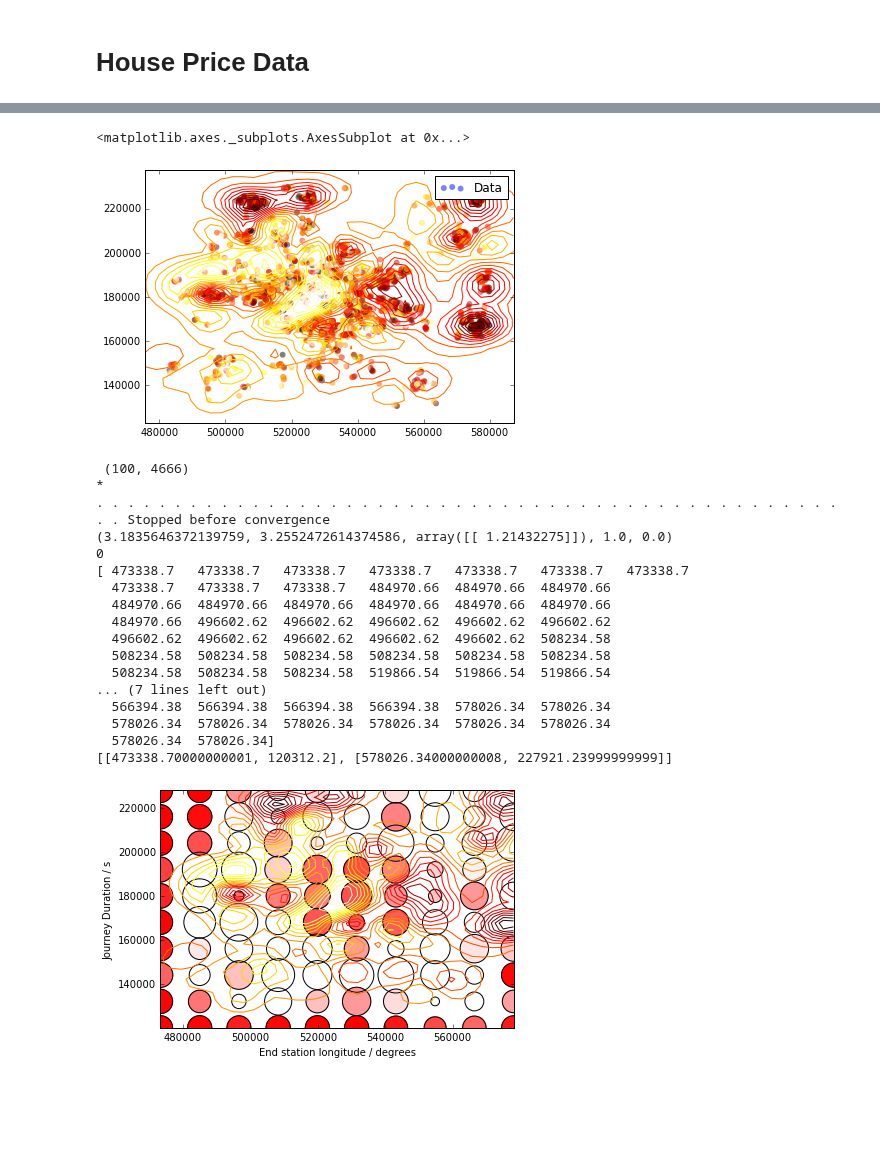
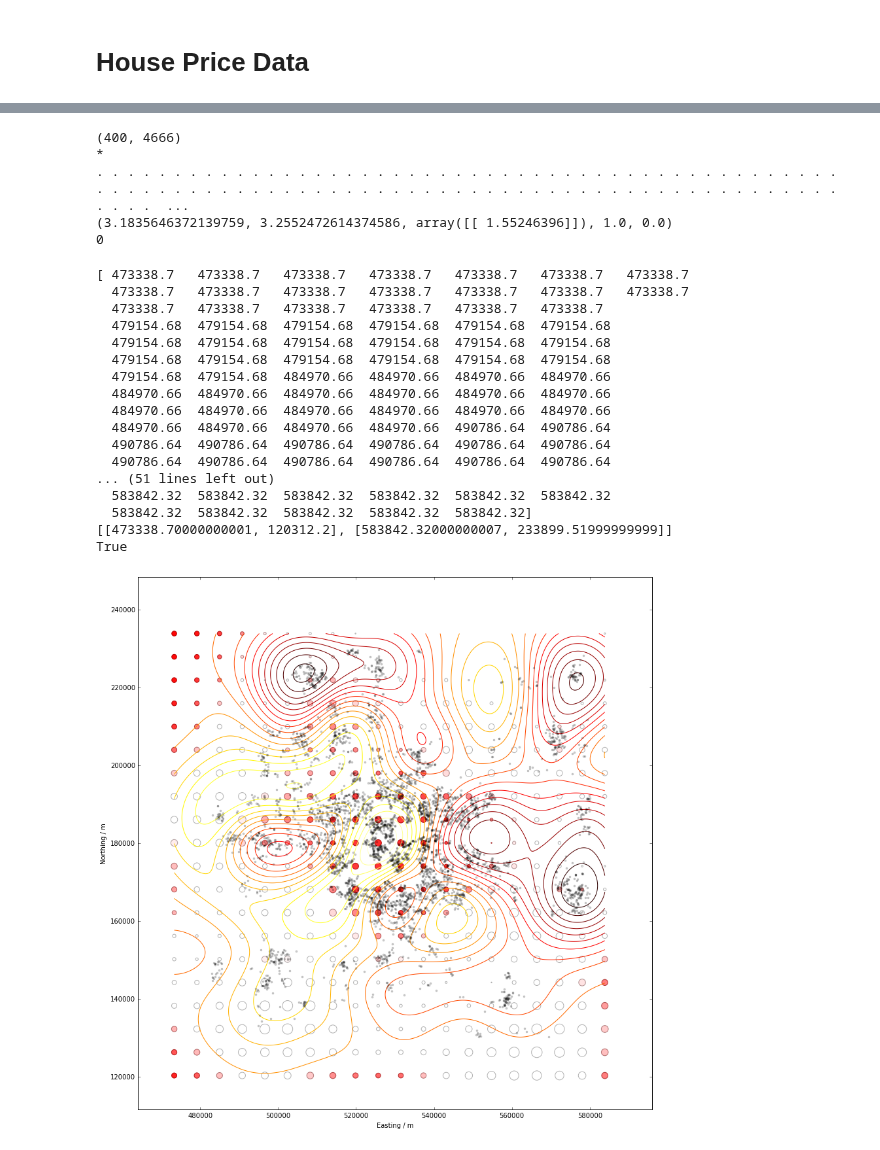
Before and after one commit to lionfish0/dp, a Jupyter notebook: Paper results Houseprices.ipynb, the cells around one changed output, grey strips where cells are left out. Drawn from its saved outputs; the diff is of its cells as text; code cells hidden in the pictures; blank space fills up the shorter version.

```diff
--- a/Paper results Houseprices.ipynb
+++ b/Paper results Houseprices.ipynb
@@ -36,7 +36,7 @@ def get_house_prices():
 
     return inputs, ys
 
-def get_cloaking_prediction(training_inputs, training_ys, test_inputs, sens, eps, delta,noise,modvar,kernval,kern_ls,steps):
+def get_cloaking_prediction(training_inputs, training_ys, sens, eps, delta,noise,modvar,kernval,kern_ls,steps):
     rbf = GPy.kern.RBF(training_inputs.shape[1],kernvar, kern_ls,ARD=True)
     #rbf = GPy.kern.RBF(training_inputs.shape[1],modvar,[5e3,5e3],ARD=True)
     mod = GPy.models.GPRegression(training_inputs,training_ys,rbf)
@@ -56,7 +56,7 @@ ys[ys>500e3] = 500e3
 ys[ys<100e3] = 100e3
 sens = 400e3
 kernvar = 1.0
-kern_ls = np.array([1,1])*5e3
+kern_ls = np.array([1,1])*10e3
 
 ys_mean = np.mean(ys)
 ys_std = np.std(ys)
@@ -69,6 +69,6 @@ training_ys = ys[0:-100][:,None]
 test_inputs = inputs[-100:,:]
 test_ys = ys[-100:][:,None]
 
-dpgp = get_cloaking_prediction(training_inputs,training_ys,test_inputs,sens,eps,0.01,10.0,1.0, kernvar, kern_ls, steps)
+dpgp = get_cloaking_prediction(training_inputs,training_ys,sens,eps,0.01,10.0,1.0, kernvar, kern_ls, steps)
 #preds, mu, cov = dpgp.draw_prediction_samples(test_inputs,1,1,1000)
 # %% [output]
@@ -77,33 +78,35 @@ geo.db exists, skipping
 Using presampled dataset.
 Loaded property prices.
 Warning: Unable to provide 5000 prices as only 4766 are in current cache
-# %%
-dpgp.model.plot()
-# %% [output]
-<matplotlib.axes._subplots.AxesSubplot at 0x...>
-[figure, removed]
 # %%
-dpgp.plot(Nits=50,ys_std=ys_std,ys_mean=ys_mean,plotGPvar=False)
-plt.xlabel('End station longitude / degrees')
-plt.ylabel('Journey Duration / s')
-plt.savefig('house_prices.pdf')
-#plt.ylim([0,2000])
+dpgp.plot(Nits=200,ys_std=ys_std,ys_mean=ys_mean,plotGPvar=False,plot_data=True,steps=20)
+plt.xlabel('Easting / m')
+plt.ylabel('Northing / m')
+plt.axis('equal')
+fig = plt.gcf()
+fig.set_size_inches(12, 12)
+plt.savefig('houseprices.pdf')
 # %% [output]
- (100, 4666)
+(400, 4666)
 *
-. . . . . . . . . . . . . . . . . . . . . . . . . . . . . . . . . . . . . . . . . . . . . . . . . . Stopped before convergence
-(3.1835646372139759, 3.2552472614374586, array([[ 1.21432275]]), 1.0, 0.0)
+. . . . . . . . . . . . . . . . . . . . . . . . . . . . . . . . . . . . . . . . . . . . . . . . . . . . . . . . . . . . . . . . . . . . . . . . . . . . . . . . . . . . . . . . . . . . . . . . . . . .  ...
+(3.1835646372139759, 3.2552472614374586, array([[ 1.55246396]]), 1.0, 0.0)
 0
-[ 473338.7   473338.7   473338.7   473338.7   473338.7   473338.7   473338.7
-  473338.7   473338.7   473338.7   484970.66  484970.66  484970.66
-  484970.66  484970.66  484970.66  484970.66  484970.66  484970.66
-  484970.66  496602.62  496602.62  496602.62  496602.62  496602.62
-  496602.62  496602.62  496602.62  496602.62  496602.62  508234.58
-  508234.58  508234.58  508234.58  508234.58  508234.58  508234.58
-  508234.58  508234.58  508234.58  519866.54  519866.54  519866.54
-... (7 lines left out)
-  566394.38  566394.38  566394.38  566394.38  578026.34  578026.34
-  578026.34  578026.34  578026.34  578026.34  578026.34  578026.34
-  578026.34  578026.34]
-[[473338.70000000001, 120312.2], [578026.34000000008, 227921.23999999999]]
+[ 473338.7   473338.7   473338.7   473338.7   473338.7   473338.7   473338.7
+  473338.7   473338.7   473338.7   473338.7   473338.7   473338.7   473338.7
+  473338.7   473338.7   473338.7   473338.7   473338.7   473338.7
+  479154.68  479154.68  479154.68  479154.68  479154.68  479154.68
+  479154.68  479154.68  479154.68  479154.68  479154.68  479154.68
+  479154.68  479154.68  479154.68  479154.68  479154.68  479154.68
+  479154.68  479154.68  484970.66  484970.66  484970.66  484970.66
+  484970.66  484970.66  484970.66  484970.66  484970.66  484970.66
+  484970.66  484970.66  484970.66  484970.66  484970.66  484970.66
+  484970.66  484970.66  484970.66  484970.66  490786.64  490786.64
+  490786.64  490786.64  490786.64  490786.64  490786.64  490786.64
+  490786.64  490786.64  490786.64  490786.64  490786.64  490786.64
+... (51 lines left out)
+  583842.32  583842.32  583842.32  583842.32  583842.32  583842.32
+  583842.32  583842.32  583842.32  583842.32  583842.32]
+[[473338.70000000001, 120312.2], [583842.32000000007, 233899.51999999999]]
+True
-[figure, old version]
+[figure, new version]
```
Also changed, not shown: parts of 1 cell of this notebook, 3 other files.
